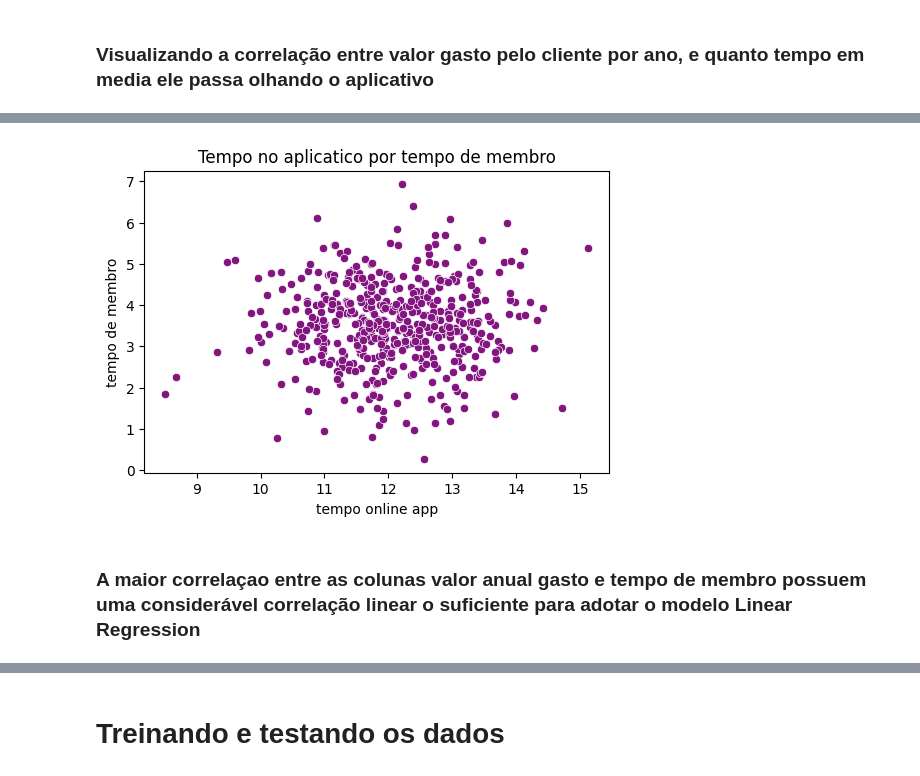
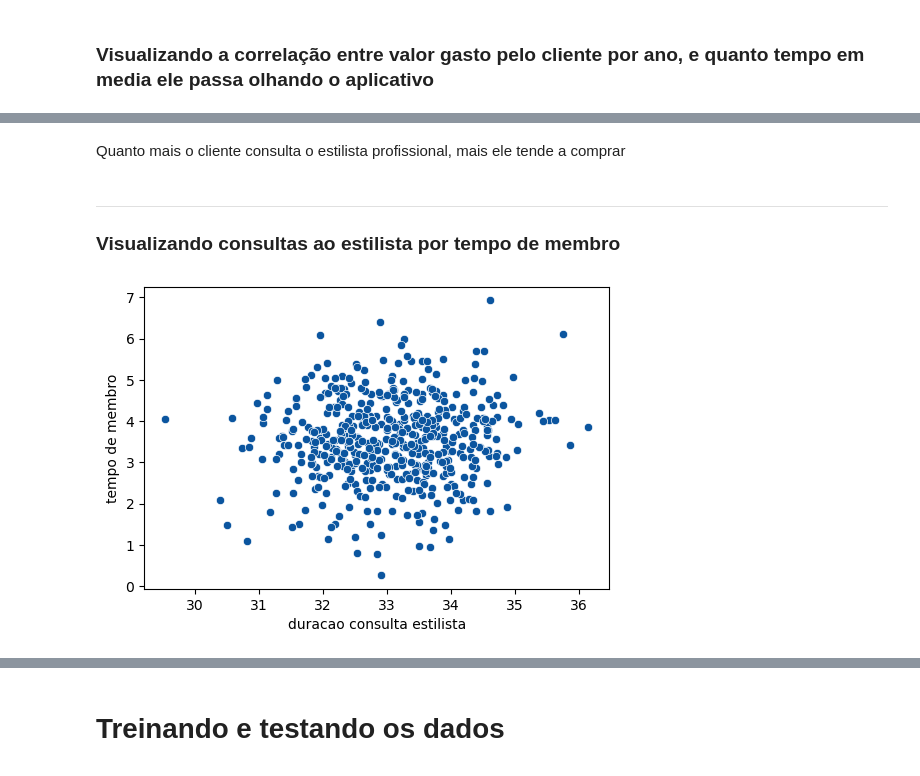
Before and after one commit to JairoLopes/Analises_R_Python, a Jupyter notebook: Projeto_Ecommerce/ML_Ecommerce.ipynb, the cells around one changed output, grey strips where cells are left out. Drawn from its saved outputs; the diff is of its cells as text; code cells hidden in the pictures.

```diff
--- a/Projeto_Ecommerce/ML_Ecommerce.ipynb
+++ b/Projeto_Ecommerce/ML_Ecommerce.ipynb
@@ -115,0 +122,5 @@ plt.show()
+# %%
+plt.figure(dpi=100)
+sns.set_palette("coolwarm")
+sns.scatterplot(y=clientes['valor anual gasto'], x=clientes['duracao consulta estilista'])
+plt.show()
@@ -116,10 +129,12 @@ plt.show()
+# %% [markdown]
+Quanto mais o cliente consulta o estilista profissional, mais ele tende a comprar
+# %% [markdown]
+***
+### Visualizando consultas ao estilista por tempo de membro
 # %%
 plt.figure(dpi=100)
-sns.set_palette("BuPu_r")
-plt.title("Tempo no aplicatico por tempo de membro")
-sns.scatterplot(y=clientes['tempo de membro'], x=clientes['tempo online app'])
+sns.set_palette("Blues_r")
+sns.scatterplot(y=clientes['tempo de membro'], x=clientes['duracao consulta estilista'])
 plt.show()
 # %% [output]
-[figure, old version]
+[figure, new version]
-# %% [markdown]
-### A maior correlaçao entre as colunas valor anual gasto e tempo de membro possuem uma considerável correlação linear o suficiente para adotar o modelo Linear Regression
```
Also changed, not shown: parts of 39 cells of this notebook, 1 other file.
